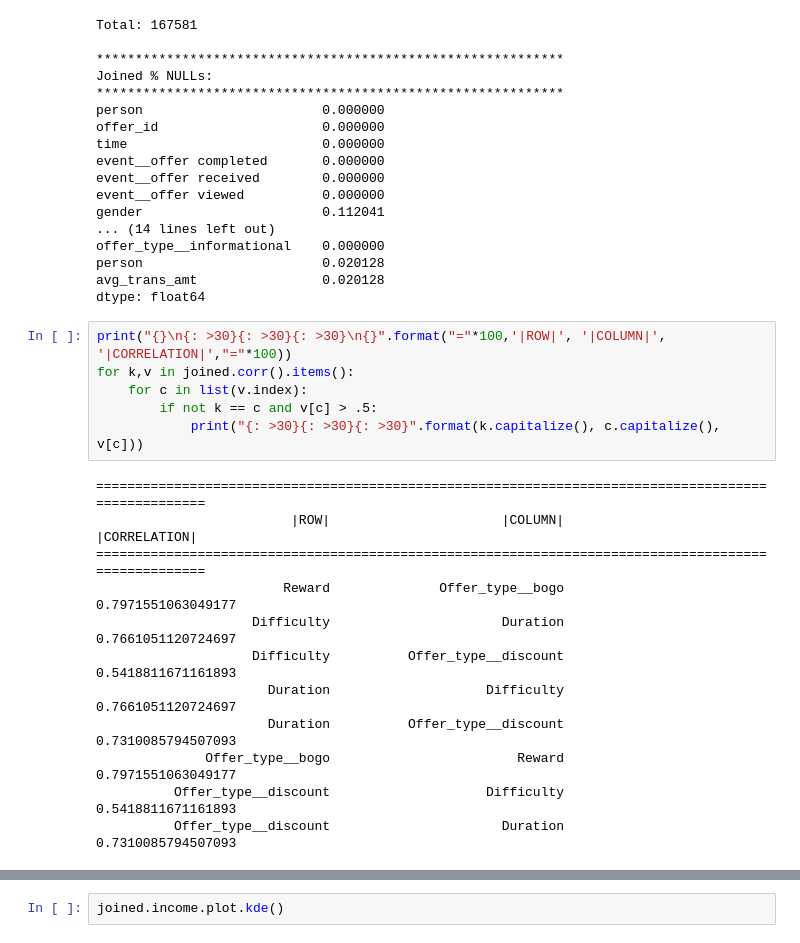
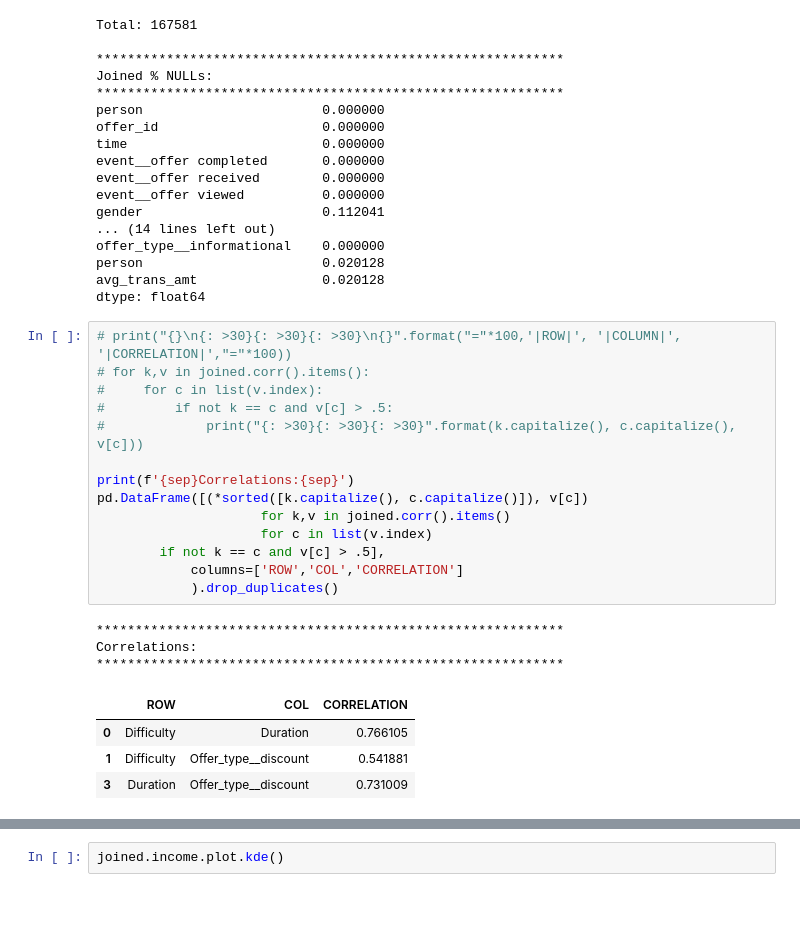
Before and after one commit to jmnickerson05/udacity_starbucks_capstone, a Jupyter notebook: Starbucks_Capstone_notebook.ipynb, the cells around one changed output, grey strips where cells are left out. Cells and saved outputs as stored; diff of their text form; blank space fills up the shorter version.

```diff
--- a/Starbucks_Capstone_notebook.ipynb
+++ b/Starbucks_Capstone_notebook.ipynb
@@ -358,23 +347,27 @@ person                       0.020128
 avg_trans_amt                0.020128
 dtype: float64
 # %%
-print("{}\n{: >30}{: >30}{: >30}\n{}".format("="*100,'|ROW|', '|COLUMN|', '|CORRELATION|',"="*100))
-for k,v in joined.corr().items():
-    for c in list(v.index):
-        if not k == c and v[c] > .5:
-            print("{: >30}{: >30}{: >30}".format(k.capitalize(), c.capitalize(), v[c]))
+# print("{}\n{: >30}{: >30}{: >30}\n{}".format("="*100,'|ROW|', '|COLUMN|', '|CORRELATION|',"="*100))
+# for k,v in joined.corr().items():
+#     for c in list(v.index):
+#         if not k == c and v[c] > .5:
+#             print("{: >30}{: >30}{: >30}".format(k.capitalize(), c.capitalize(), v[c]))
+
+print(f'{sep}Correlations:{sep}')
+pd.DataFrame([(*sorted([k.capitalize(), c.capitalize()]), v[c])
+                     for k,v in joined.corr().items()
+                     for c in list(v.index)
+        if not k == c and v[c] > .5],
+            columns=['ROW','COL','CORRELATION']
+            ).drop_duplicates()
 # %% [output]
-====================================================================================================
-                         |ROW|                      |COLUMN|                 |CORRELATION|
-====================================================================================================
-                        Reward              Offer_type__bogo            0.7971551063049177
-                    Difficulty                      Duration            0.7661051120724697
-                    Difficulty          Offer_type__discount            0.5418811671161893
-                      Duration                    Difficulty            0.7661051120724697
-                      Duration          Offer_type__discount            0.7310085794507093
-              Offer_type__bogo                        Reward            0.7971551063049177
-          Offer_type__discount                    Difficulty            0.5418811671161893
-          Offer_type__discount                      Duration            0.7310085794507093
+************************************************************
+Correlations:
+************************************************************
+|  | ROW | COL | CORRELATION |
+| 0 | Difficulty | Duration | 0.766105 |
+| 1 | Difficulty | Offer_type__discount | 0.541881 |
+| 3 | Duration | Offer_type__discount | 0.731009 |
 # %%
 %%time
 joined.became_member_on = joined.became_member_on.apply(conv_date).astype('datetime64')
```
Also changed, not shown: parts of 24 cells of this notebook, 1 other file.
